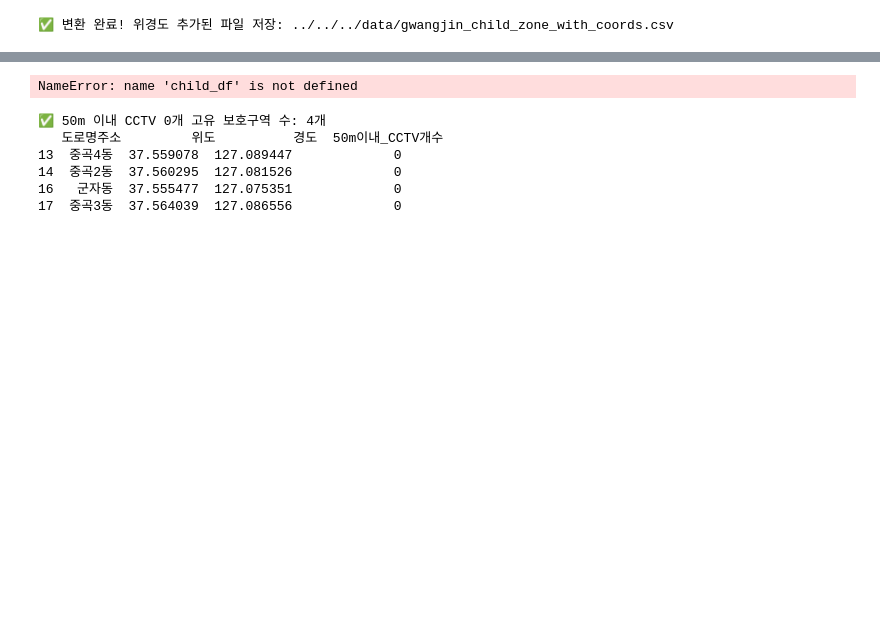
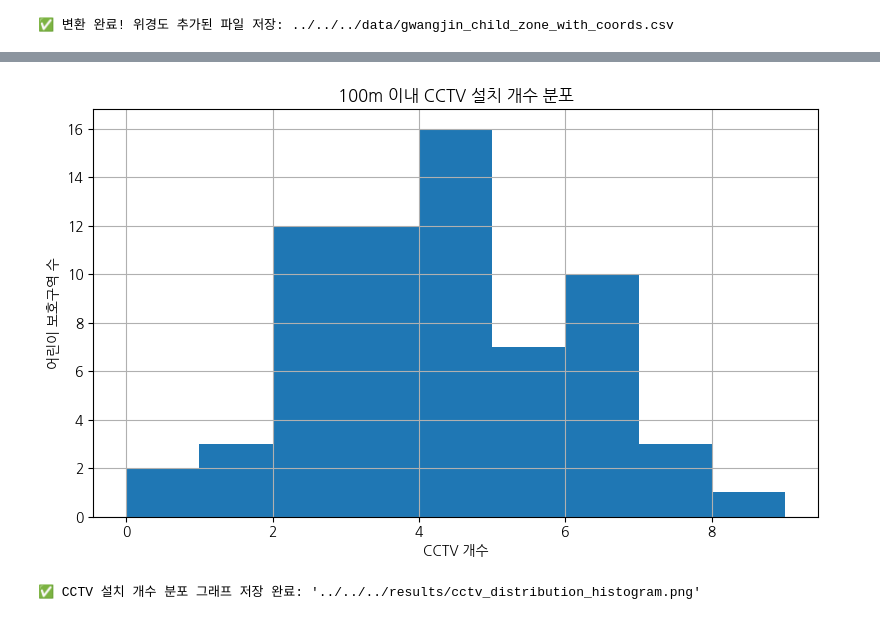
Before and after one commit to stundrg/Gwangjin-gu-safety-map, a Jupyter notebook: src/notebooks/stundrg/Child area/Nochild_zone.ipynb, the cells around one changed output, grey strips where cells are left out. Saved outputs shown, nothing was run; the diff lists cells and outputs as text; code cells hidden in the pictures; blank space fills up the shorter version.

```diff
--- a/src/notebooks/stundrg/Child area/Nochild_zone.ipynb
+++ b/src/notebooks/stundrg/Child area/Nochild_zone.ipynb
@@ -55,11 +76,11 @@ import pandas as pd
 import numpy as np
 
 # 📂 파일 경로 설정
-child_zone_path = '../../../data/gwangjin_child_zone_with_coords.csv'
+child_zone_path = '../../../data/gwangjin_child_zone_with_coords_filtered.csv'
 cctv_path = '../../../results/CCTV/proceeded_cctv_with_cluster.csv'
 
 # 📂 파일 불러오기
-child_df = pd.read_csv(child_zone_path, encoding='cp949')
+child_df = pd.read_csv(child_zone_path, encoding='utf-8-sig')
 cctv_df = pd.read_csv(cctv_path, encoding='utf-8')
 
 # 📍 Haversine 거리 계산 함수
@@ -95,7 +116,7 @@ for idx, child_row in child_df.iterrows():
 no_cctv_childzone_df = child_df[child_df['근처_CCTV_여부'] == 'X']
 
 # 📂 결과 저장
-no_cctv_childzone_df.to_csv('../../../results/no_cctv_childzone.csv', index=False, encoding='cp949')
+no_cctv_childzone_df.to_csv('../../../results/no_cctv_childzone.csv', index=False, encoding='utf-8-sig')
 
 print(f"✅ 분석 완료! CCTV 없는 어린이 보호구역 {len(no_cctv_childzone_df)}개 발견")
 print("✅ 결과 파일 저장: '../../../results/no_cctv_childzone.csv'")
@@ -268,43 +163,34 @@ print(f"✅ 지도 저장 완료: {map_path}")
 # %%
-# 50m 이내 CCTV 개수가 1개 이하인 보호구역만 추출
-low_50m_zones = child_df[child_df['50m이내_CCTV개수'] <= 1]
+import matplotlib.pyplot as plt
 
-# 중복된 보호구역 제거 (유니크한 보호구역만)
-low_50m_zones_unique = low_50m_zones.drop_duplicates(subset=['도로명주소', '위도', '경도'])
+# 한글 폰트 설정 (Linux 기준 나눔고딕 사용)
+plt.rcParams['font.family'] = 'NanumGothic'
+plt.rcParams['axes.unicode_minus'] = False
 
-# Folium 지도에 마커 찍기 (유니크한 보호구역만)
-m = folium.Map(location=[37.5384, 127.0826], zoom_start=13)
+plt.figure(figsize=(8,5))
+child_df['100m이내_CCTV개수'].hist(bins=range(0, child_df['100m이내_CCTV개수'].max()+2, 1))
+plt.title('100m 이내 CCTV 설치 개수 분포')
+plt.xlabel('CCTV 개수')
+plt.ylabel('어린이 보호구역 수')
+plt.grid(True)
+plt.tight_layout()
+plt.savefig('../../../results/cctv_distribution_histogram.png')
+plt.show()
 
-for idx, row in low_50m_zones_unique.iterrows():   # 유니크한 데이터로 돌려야 함
-    if pd.isna(row['위도']) or pd.isna(row['경도']):
-        continue
-
-    folium.Marker(
-        location=[row['위도'], row['경도']],
-        popup=f"{row['도로명주소']} (50m 이내 CCTV: {row['50m이내_CCTV개수']}개)",
-        icon=folium.Icon(color='red')
-    ).add_to(m)
-
-# 지도 저장
-map_path = '../../../results/low_cctv_childzones_map.html'
-m.save(map_path)
-
-print(f"✅ 지도 저장 완료: {map_path}")
+print("✅ CCTV 설치 개수 분포 그래프 저장 완료: '../../../results/cctv_distribution_histogram.png'")
 # %% [output]
+[figure, added]
-NameError: name 'child_df' is not defined
+✅ CCTV 설치 개수 분포 그래프 저장 완료: '../../../results/cctv_distribution_histogram.png'
 # %%
-# 📋 50m 이내 CCTV가 0개인 보호구역만 보기 (1개 미만)
+child_df['50m이내_CCTV개수'] = 0
 
-no_cctv_zones = child_df[child_df['50m이내_CCTV개수'] < 1]
-no_cctv_zones_unique = no_cctv_zones.drop_duplicates(subset=['도로명주소', '위도', '경도'])
+for idx, child_row in child_df.iterrows():
+    if np.isnan(child_row['위도']) or np.isnan(child_row['경도']):
+        continue
 
-print(f"✅ 50m 이내 CCTV 0개 고유 보호구역 수: {len(no_cctv_zones_unique)}개")
-print(no_cctv_zones_unique[['도로명주소', '위도', '경도', '50m이내_CCTV개수']])
+    lat1 = child_row['위도']
+    lon1 = child_row['경도']
+    distances = haversine(lat1, lon1, cctv_df['위도'], cctv_df['경도'])
+    cctv_count = (distances <= 50).sum()
+    child_df.at[idx, '50m이내_CCTV개수'] = cctv_count
-# %% [output]
-✅ 50m 이내 CCTV 0개 고유 보호구역 수: 4개
-   도로명주소         위도          경도  50m이내_CCTV개수
-13  중곡4동  37.559078  127.089447             0
-14  중곡2동  37.560295  127.081526             0
-16   군자동  37.555477  127.075351             0
-17  중곡3동  37.564039  127.086556             0
 # %%
```
Also changed, not shown: parts of 12 cells of this notebook, 3 other files.
